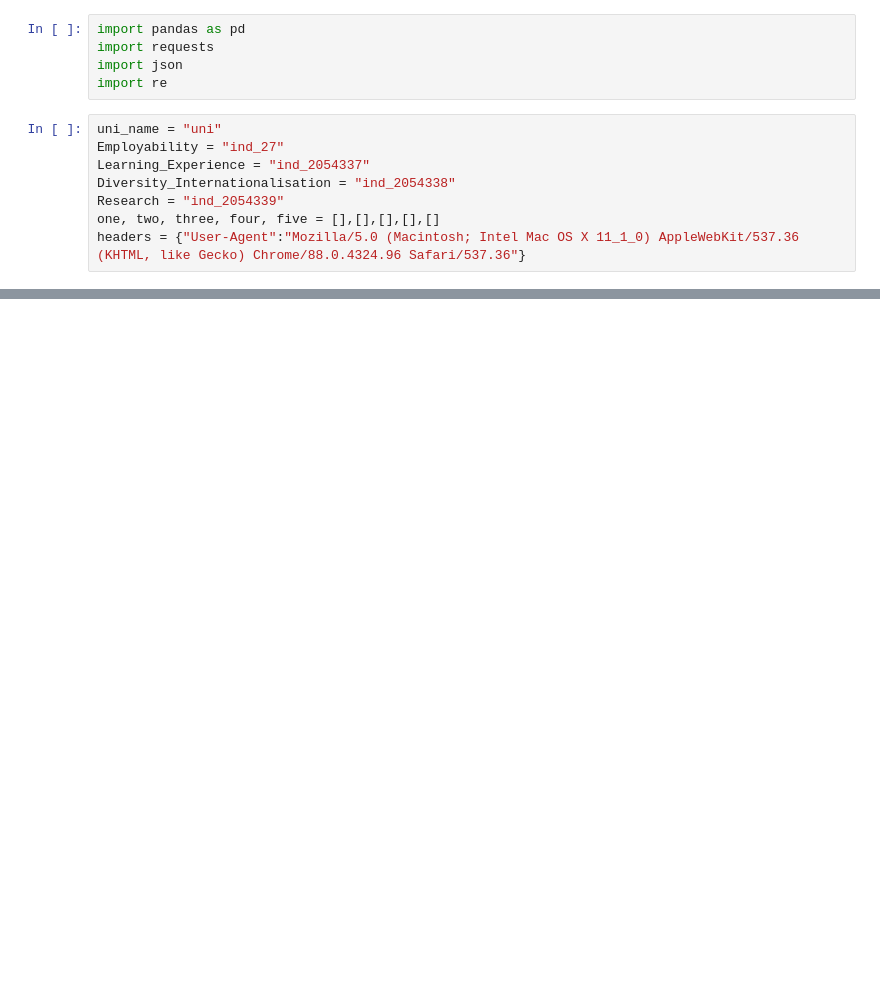
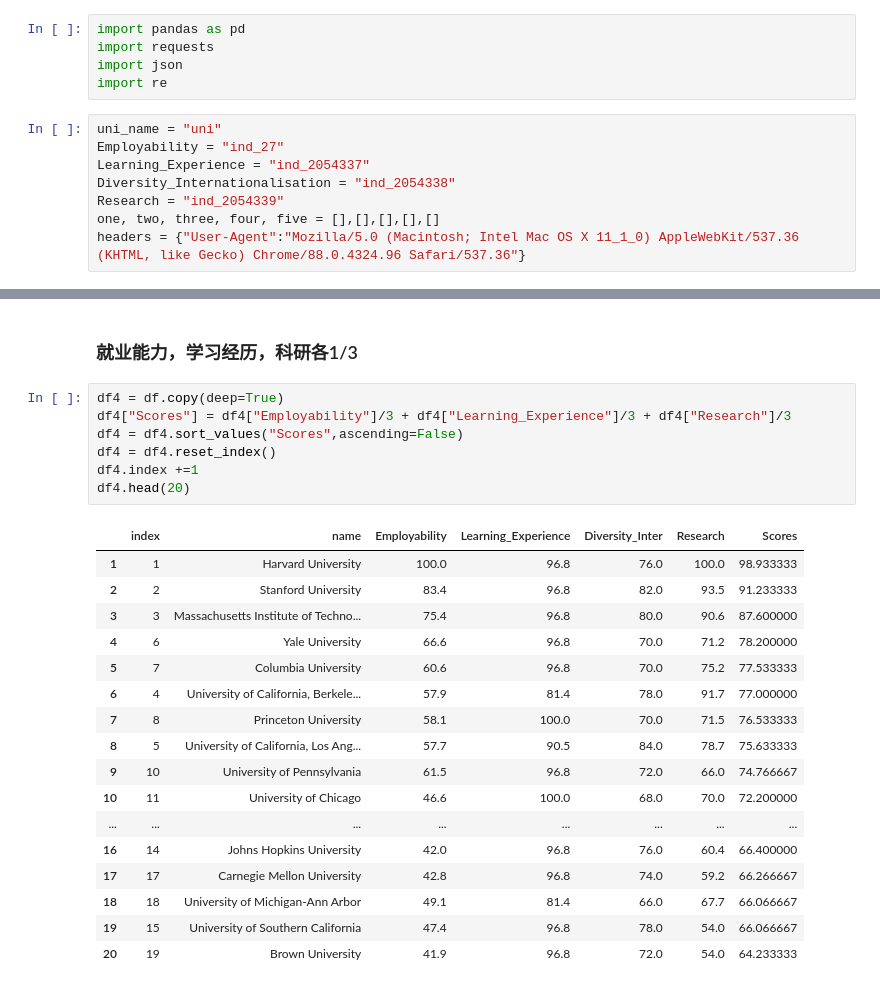
Before and after one commit to KurisuZhang/jijin, a Jupyter notebook: qs_ranking.ipynb, the cells around one changed output, grey strips where cells are left out. Drawn from its saved outputs; the diff is of its cells as text; blank space fills up the shorter version.

```diff
--- a/qs_ranking.ipynb
+++ b/qs_ranking.ipynb
@@ -41,0 +129,27 @@ df.to_excel("qsrank.xlsx")
+# %% [markdown]
+### 就业能力，学习经历，科研各1/3
+# %%
+df4 = df.copy(deep=True)
+df4["Scores"] = df4["Employability"]/3 + df4["Learning_Experience"]/3 + df4["Research"]/3
+df4 = df4.sort_values("Scores",ascending=False)
+df4 = df4.reset_index()
+df4.index +=1
+df4.head(20)
+# %% [output]
+|  | index | name | Employability | Learning_Experience | Diversity_Inter | Research | Scores |
+| 1 | 1 | Harvard University | 100.0 | 96.8 | 76.0 | 100.0 | 98.933333 |
+| 2 | 2 | Stanford University | 83.4 | 96.8 | 82.0 | 93.5 | 91.233333 |
+| 3 | 3 | Massachusetts Institute of Techno... | 75.4 | 96.8 | 80.0 | 90.6 | 87.600000 |
+| 4 | 6 | Yale University | 66.6 | 96.8 | 70.0 | 71.2 | 78.200000 |
+| 5 | 7 | Columbia University | 60.6 | 96.8 | 70.0 | 75.2 | 77.533333 |
+| 6 | 4 | University of California, Berkele... | 57.9 | 81.4 | 78.0 | 91.7 | 77.000000 |
+| 7 | 8 | Princeton University | 58.1 | 100.0 | 70.0 | 71.5 | 76.533333 |
+| 8 | 5 | University of California, Los Ang... | 57.7 | 90.5 | 84.0 | 78.7 | 75.633333 |
+| 9 | 10 | University of Pennsylvania | 61.5 | 96.8 | 72.0 | 66.0 | 74.766667 |
+| 10 | 11 | University of Chicago | 46.6 | 100.0 | 68.0 | 70.0 | 72.200000 |
+| ... | ... | ... | ... | ... | ... | ... | ... |
+| 16 | 14 | Johns Hopkins University | 42.0 | 96.8 | 76.0 | 60.4 | 66.400000 |
+| 17 | 17 | Carnegie Mellon University | 42.8 | 96.8 | 74.0 | 59.2 | 66.266667 |
+| 18 | 18 | University of Michigan-Ann Arbor | 49.1 | 81.4 | 66.0 | 67.7 | 66.066667 |
+| 19 | 15 | University of Southern California | 47.4 | 96.8 | 78.0 | 54.0 | 66.066667 |
+| 20 | 19 | Brown University | 41.9 | 96.8 | 72.0 | 54.0 | 64.233333 |
```
Also changed, not shown: parts of 17 cells of this notebook.
